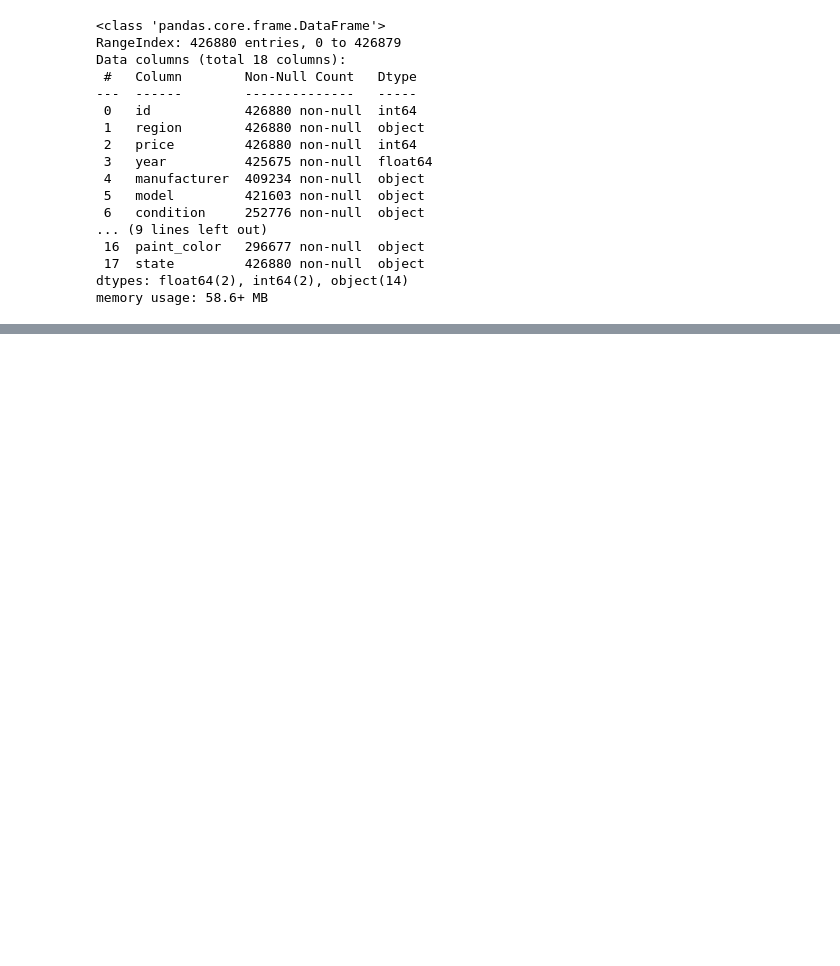
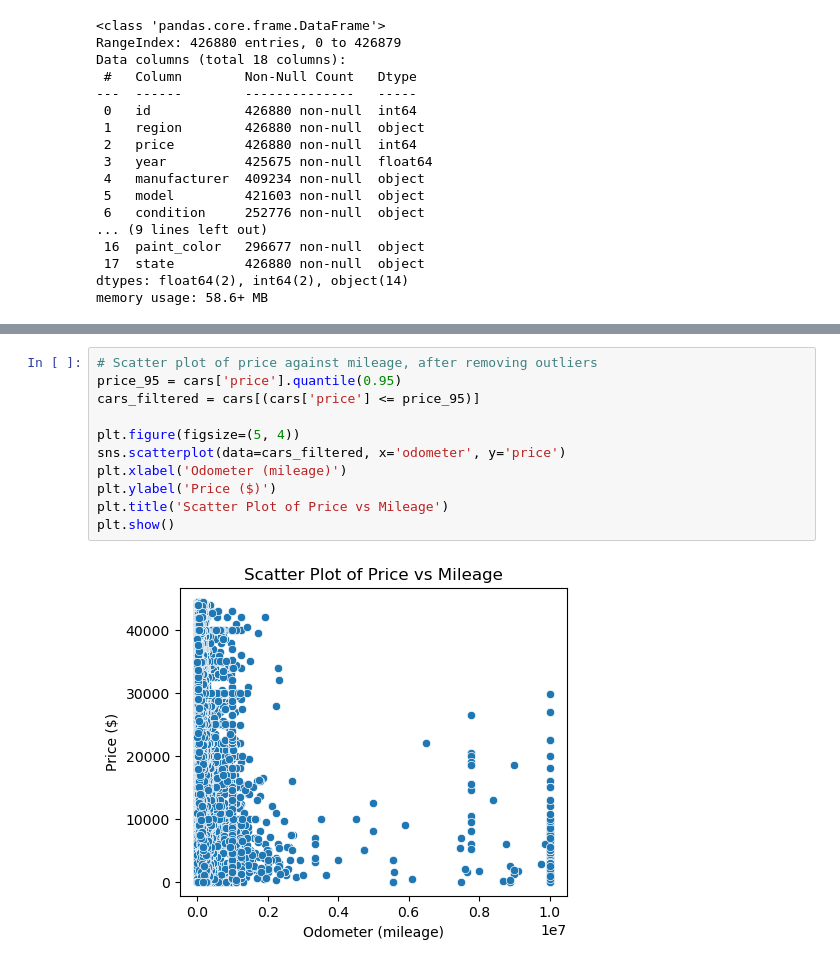
Before and after one commit to fangwan90/HaaS_Git, a Jupyter notebook: PA2/prompt_II.ipynb, the cells around one changed output, grey strips where cells are left out. Cells and saved outputs as stored; diff of their text form; blank space fills up the shorter version.

```diff
--- a/PA2/prompt_II.ipynb
+++ b/PA2/prompt_II.ipynb
@@ -178,0 +127,13 @@ Now that we've settled on our models and findings, it is time to deliver the inf
+# %%
+# Scatter plot of price against mileage, after removing outliers
+price_95 = cars['price'].quantile(0.95)
+cars_filtered = cars[(cars['price'] <= price_95)]
+
+plt.figure(figsize=(5, 4))
+sns.scatterplot(data=cars_filtered, x='odometer', y='price')
+plt.xlabel('Odometer (mileage)')
+plt.ylabel('Price ($)')
+plt.title('Scatter Plot of Price vs Mileage')
+plt.show()
+# %% [output]
+[figure, added]
```
Also changed, not shown: parts of 78 cells of this notebook, 5 other files.
